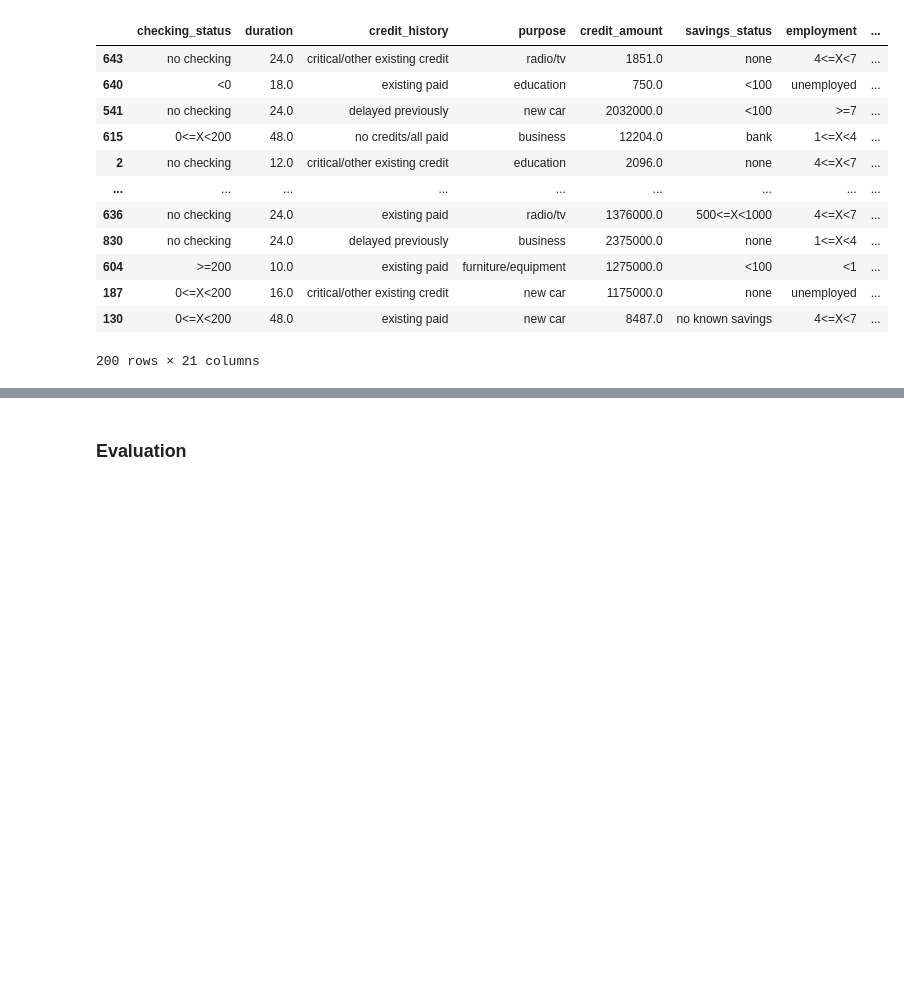
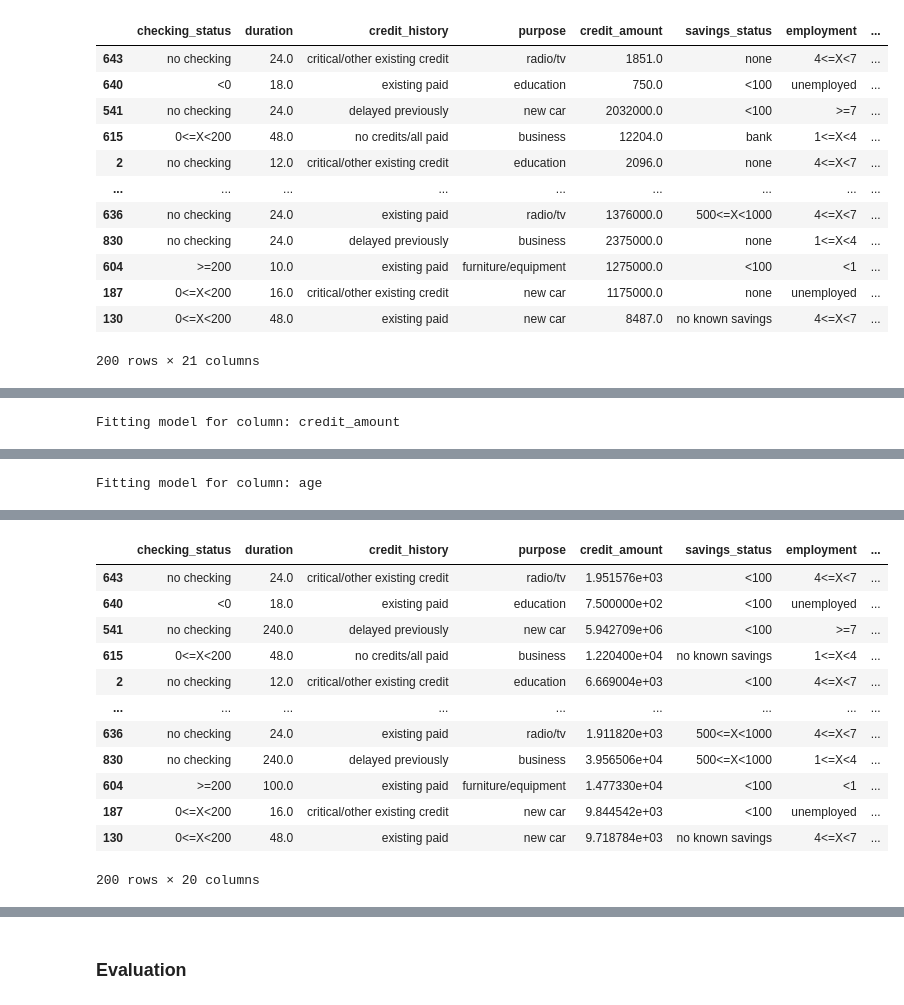
Before and after one commit to SharmaRupali/jenga, a Jupyter notebook: experimental_setup.ipynb, the cells around one changed output, grey strips where cells are left out. Cells and saved outputs as stored; diff of their text form; code cells hidden in the pictures; blank space fills up the shorter version.

Commit message:
updated cleaning: datawig imputation: method finished

```diff
--- a/experimental_setup.ipynb
+++ b/experimental_setup.ipynb
@@ -1245,0 +1221,3 @@ input_columns
+# %%
+input_columns = list(set(dat_test_credit_corrupted.columns) - set([output_column]))
+set(input_columns)
@@ -1355,0 +1373,31 @@ dat_test_credit_imputed
+# %%
+def datawig_imputer(df_train, df_corrupted, categorical_columns, numerical_columms):
+    df_cleaned = df_corrupted.copy()
+    cols_with_na = df_cleaned.columns[df_cleaned.isnull().any()].tolist()
+
+    for col in df_train.columns:
+        if pd.api.types.is_categorical_dtype(df_train[col]):
+            df_train[col] = df_train[col].astype(str)
+
+    for col in df_corrupted.columns:
+        if pd.api.types.is_categorical_dtype(df_corrupted[col]):
+            df_corrupted[col] = df_corrupted[col].astype(str)
+
+
+    for col in cols_with_na:
+        output_column = col
+        input_columns = list(set(df_corrupted.columns) - set([output_column]))
+
+        print(f"Fitting model for column: {col}")
+        imputer = datawig.SimpleImputer(input_columns, output_column, 'imputer_model')
+        imputer.fit(df_train)
+
+        df_cleaned = imputer.predict(df_cleaned)
+        df_cleaned.loc[df_cleaned[col].isnull(), col] = df_cleaned[col + '_imputed']
+
+    return df_cleaned[df_corrupted.columns]
+# %%
+dat_test_credit_imputed_datawig = datawig_imputer(dat_train_credit, dat_test_credit_corrupted, categorical_columns, numerical_columms)
+dat_test_credit_imputed_datawig
+# %% [output]
+Fitting model for column: credit_amount
@@ -1355,0 +1421 @@ dat_test_credit_imputed
+Fitting model for column: age
@@ -1355,0 +1439,13 @@ dat_test_credit_imputed
+|  | checking_status | duration | credit_history | purpose | credit_amount | savings_status | employment | ... |
+| 643 | no checking | 24.0 | critical/other existing credit | radio/tv | 1.951576e+03 | <100 | 4<=X<7 | ... |
+| 640 | <0 | 18.0 | existing paid | education | 7.500000e+02 | <100 | unemployed | ... |
+| 541 | no checking | 240.0 | delayed previously | new car | 5.942709e+06 | <100 | >=7 | ... |
+| 615 | 0<=X<200 | 48.0 | no credits/all paid | business | 1.220400e+04 | no known savings | 1<=X<4 | ... |
+| 2 | no checking | 12.0 | critical/other existing credit | education | 6.669004e+03 | <100 | 4<=X<7 | ... |
+| ... | ... | ... | ... | ... | ... | ... | ... | ... |
+| 636 | no checking | 24.0 | existing paid | radio/tv | 1.911820e+03 | 500<=X<1000 | 4<=X<7 | ... |
+| 830 | no checking | 240.0 | delayed previously | business | 3.956506e+04 | 500<=X<1000 | 1<=X<4 | ... |
+| 604 | >=200 | 100.0 | existing paid | furniture/equipment | 1.477330e+04 | <100 | <1 | ... |
+| 187 | 0<=X<200 | 16.0 | critical/other existing credit | new car | 9.844542e+03 | <100 | unemployed | ... |
+| 130 | 0<=X<200 | 48.0 | existing paid | new car | 9.718784e+03 | no known savings | 4<=X<7 | ... |
+200 rows × 20 columns
```
Also changed, not shown: parts of 9 cells of this notebook.
